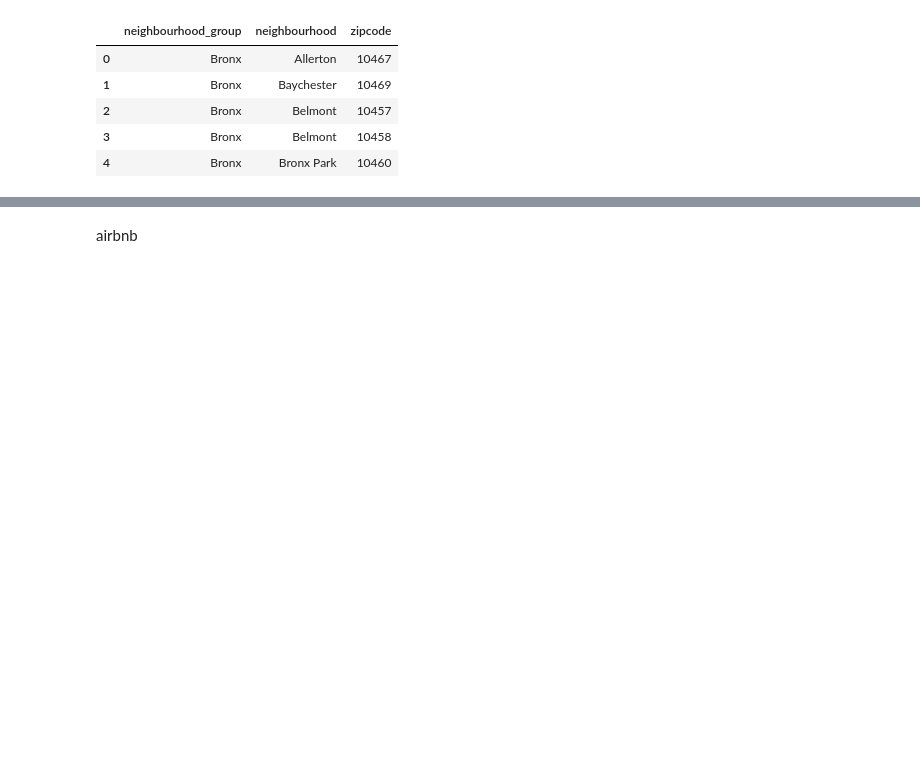
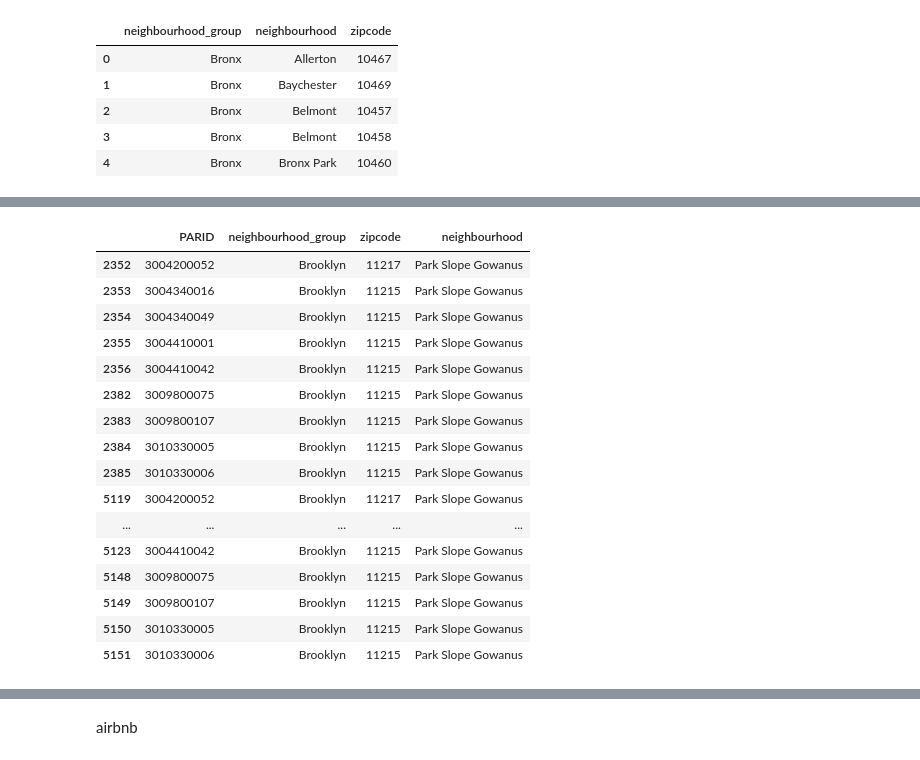
Before and after one commit to KerelOlivier/Visualization_Assignment, a Jupyter notebook: exploration/hotel_exploration_copy.ipynb, the cells around one changed output, grey strips where cells are left out. Drawn from its saved outputs; the diff is of its cells as text; code cells hidden in the pictures; blank space fills up the shorter version.

Commit message:
fixing all hotel & airbnb counts data

```diff
--- a/exploration/hotel_exploration_copy.ipynb
+++ b/exploration/hotel_exploration_copy.ipynb
@@ -266,0 +200,3 @@ df_hotel_clean_2.shape
+# %%
+df_hotel_copy3 = df_hotel_clean_2
+df_hotel_copy3.head()
@@ -266,0 +227,22 @@ df_hotel_clean_2.shape
+# %%
+df_hotel_copy3['neighbourhood'] = df_hotel_copy3['neighbourhood'].apply(lambda x: df_zipcode[df_zipcode['neighbourhood'].str.contains(x, na=False)]['neighbourhood'].values[0] if df_zipcode[df_zipcode['neighbourhood'].str.contains(x, na=False)].shape[0]>0 else x)
+
+df_hotel_copy3[df_hotel_copy3['neighbourhood'].str.contains('Gowanus')]
+# %% [output]
+|  | PARID | neighbourhood_group | zipcode | neighbourhood |
+| 2352 | 3004200052 | Brooklyn | 11217 | Park Slope Gowanus |
+| 2353 | 3004340016 | Brooklyn | 11215 | Park Slope Gowanus |
+| 2354 | 3004340049 | Brooklyn | 11215 | Park Slope Gowanus |
+| 2355 | 3004410001 | Brooklyn | 11215 | Park Slope Gowanus |
+| 2356 | 3004410042 | Brooklyn | 11215 | Park Slope Gowanus |
+| 2382 | 3009800075 | Brooklyn | 11215 | Park Slope Gowanus |
+| 2383 | 3009800107 | Brooklyn | 11215 | Park Slope Gowanus |
+| 2384 | 3010330005 | Brooklyn | 11215 | Park Slope Gowanus |
+| 2385 | 3010330006 | Brooklyn | 11215 | Park Slope Gowanus |
+| 5119 | 3004200052 | Brooklyn | 11217 | Park Slope Gowanus |
+| ... | ... | ... | ... | ... |
+| 5123 | 3004410042 | Brooklyn | 11215 | Park Slope Gowanus |
+| 5148 | 3009800075 | Brooklyn | 11215 | Park Slope Gowanus |
+| 5149 | 3009800107 | Brooklyn | 11215 | Park Slope Gowanus |
+| 5150 | 3010330005 | Brooklyn | 11215 | Park Slope Gowanus |
+| 5151 | 3010330006 | Brooklyn | 11215 | Park Slope Gowanus |
```
Also changed, not shown: parts of 23 cells of this notebook, 4 other files.
